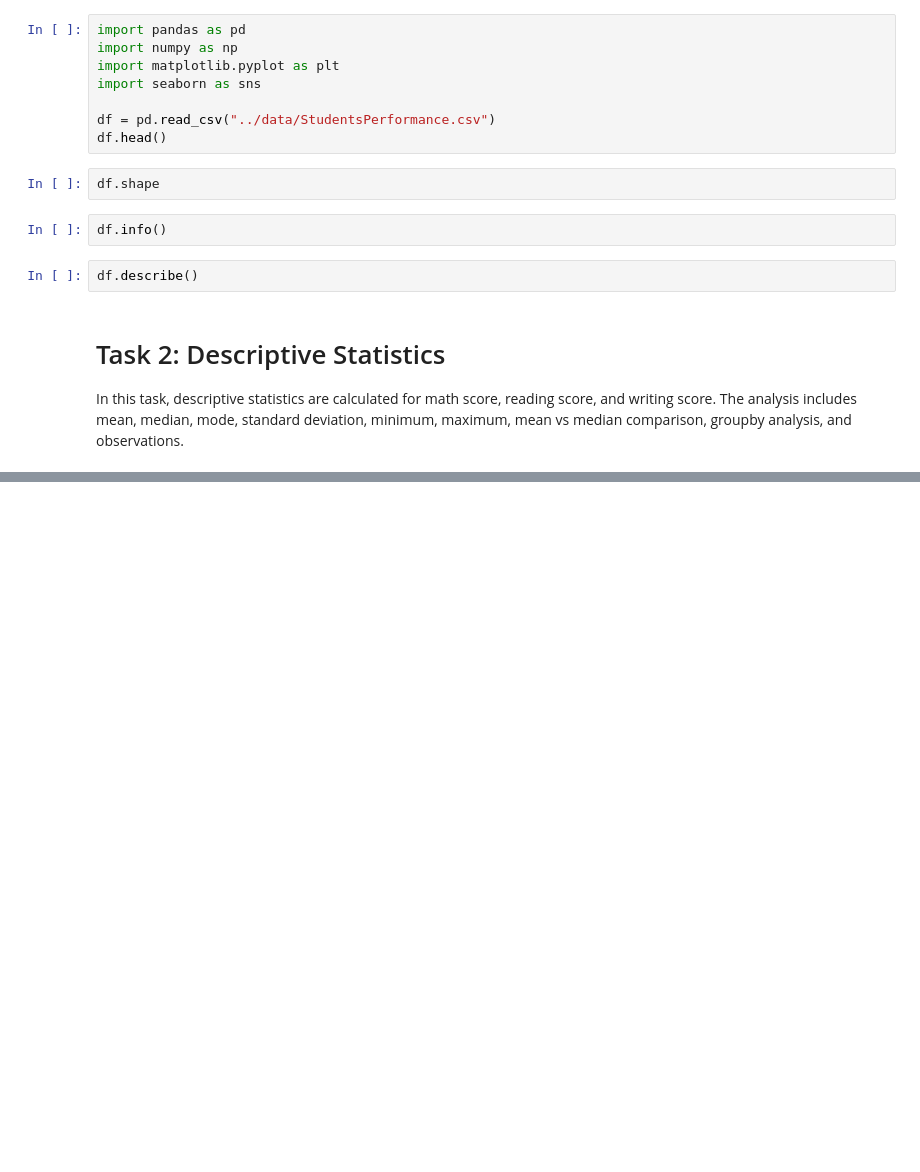
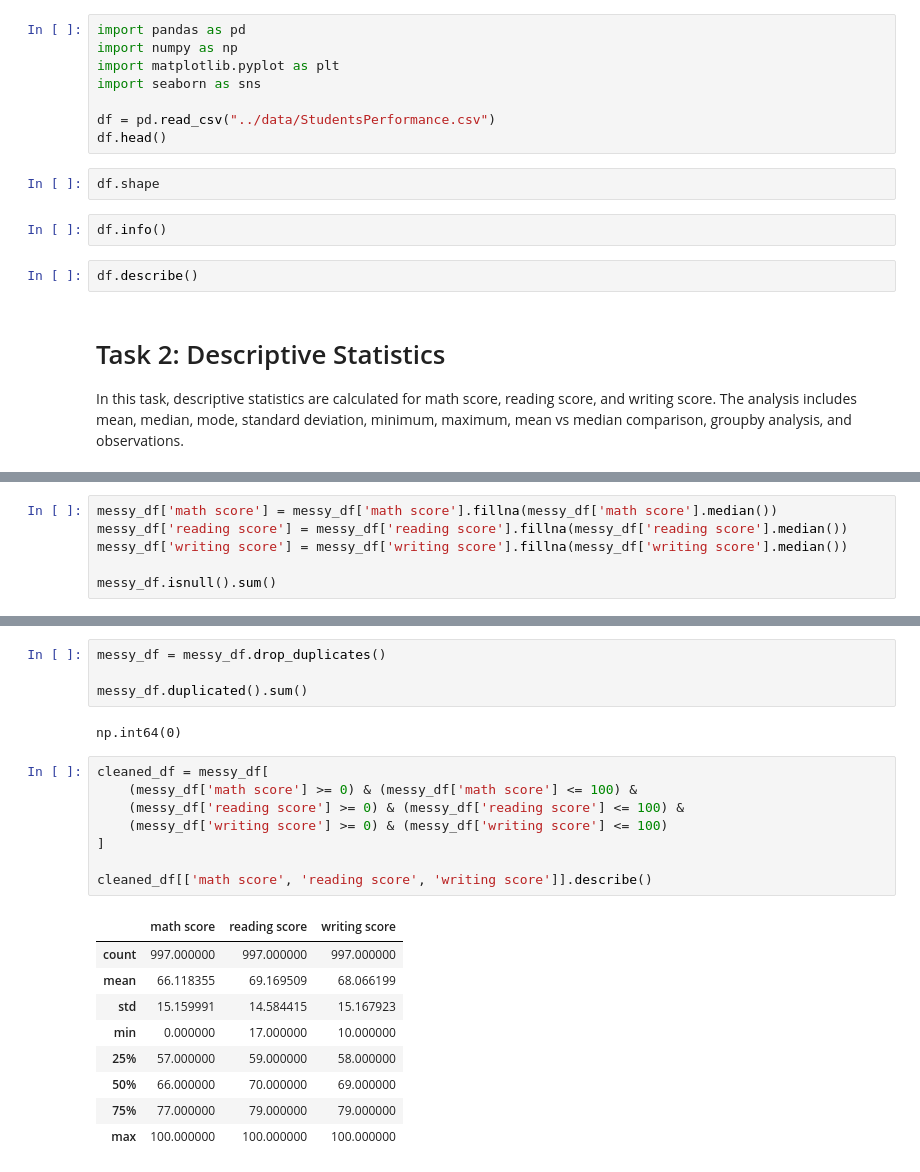
Before and after one commit to usman9234/Student_Performance_Assignment_03, a Jupyter notebook: notebooks/Student_Performance_Analysis.ipynb, the cells around one changed output, grey strips where cells are left out. Saved outputs shown, nothing was run; the diff lists cells and outputs as text; blank space fills up the shorter version.

```diff
--- a/notebooks/Student_Performance_Analysis.ipynb
+++ b/notebooks/Student_Performance_Analysis.ipynb
@@ -36,0 +223,6 @@ median_values
+# %%
+messy_df['math score'] = messy_df['math score'].fillna(messy_df['math score'].median())
+messy_df['reading score'] = messy_df['reading score'].fillna(messy_df['reading score'].median())
+messy_df['writing score'] = messy_df['writing score'].fillna(messy_df['writing score'].median())
+
+messy_df.isnull().sum()
@@ -36,0 +239,24 @@ median_values
+# %%
+messy_df = messy_df.drop_duplicates()
+
+messy_df.duplicated().sum()
+# %% [output]
+np.int64(0)
+# %%
+cleaned_df = messy_df[
+    (messy_df['math score'] >= 0) & (messy_df['math score'] <= 100) &
+    (messy_df['reading score'] >= 0) & (messy_df['reading score'] <= 100) &
+    (messy_df['writing score'] >= 0) & (messy_df['writing score'] <= 100)
+]
+
+cleaned_df[['math score', 'reading score', 'writing score']].describe()
+# %% [output]
+|  | math score | reading score | writing score |
+| count | 997.000000 | 997.000000 | 997.000000 |
+| mean | 66.118355 | 69.169509 | 68.066199 |
+| std | 15.159991 | 14.584415 | 15.167923 |
+| min | 0.000000 | 17.000000 | 10.000000 |
+| 25% | 57.000000 | 59.000000 | 58.000000 |
+| 50% | 66.000000 | 70.000000 | 69.000000 |
+| 75% | 77.000000 | 79.000000 | 79.000000 |
+| max | 100.000000 | 100.000000 | 100.000000 |
```
Also changed, not shown: parts of 23 cells of this notebook, 1 other file.
